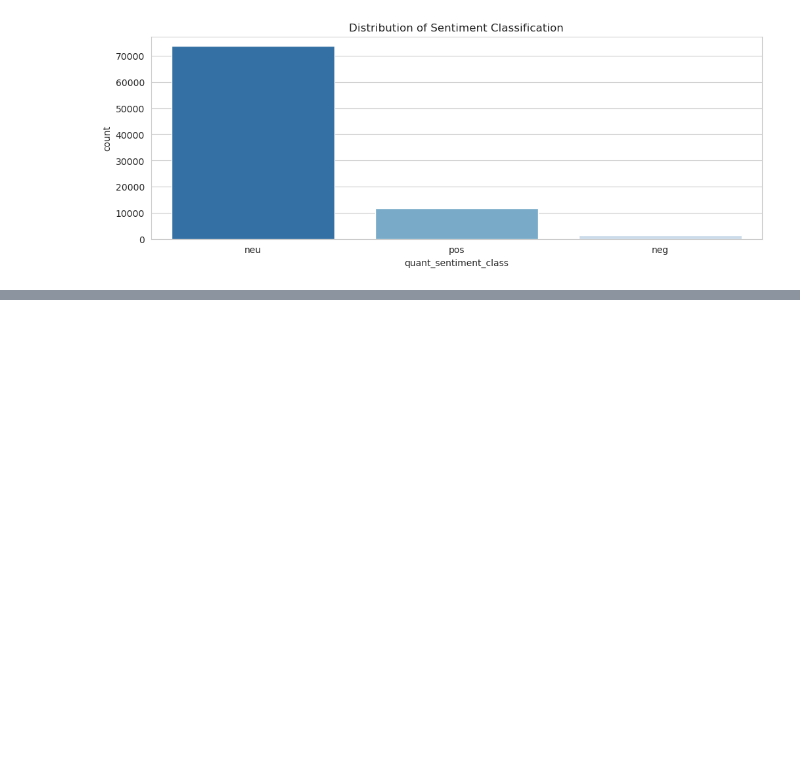
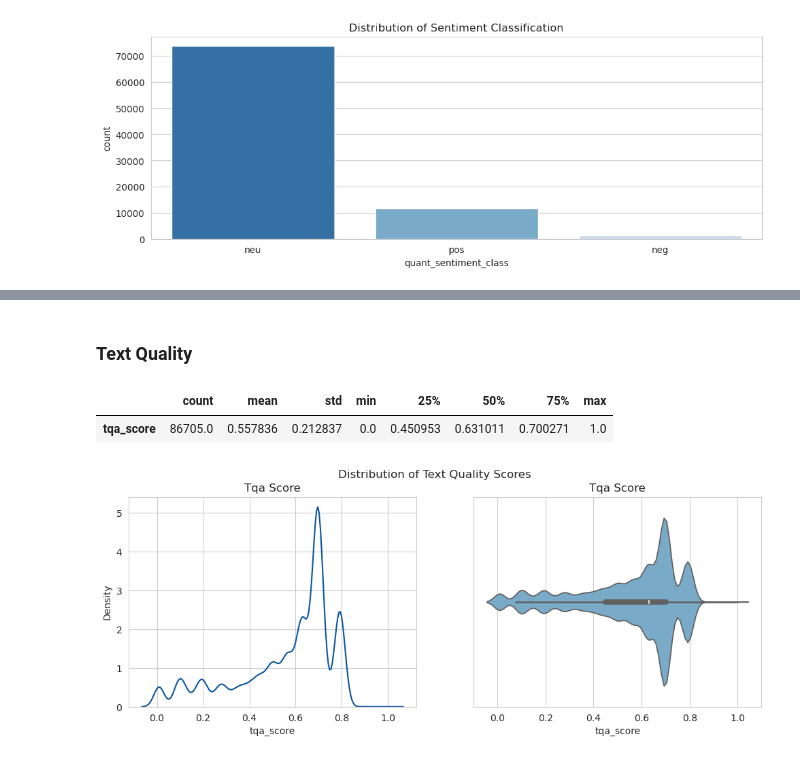
Before and after one commit to variancexplained/genai-lab-slm, a Jupyter notebook: notebooks/content/01_dataprep/03_dqa.ipynb, the cells around one changed output, grey strips where cells are left out. Cells and saved outputs as stored; diff of their text form; code cells hidden in the pictures; blank space fills up the shorter version.

```diff
--- a/notebooks/content/01_dataprep/03_dqa.ipynb
+++ b/notebooks/content/01_dataprep/03_dqa.ipynb
@@ -115,0 +124,8 @@ dqa.plot_balance()
+# %% [markdown]
+### Text Quality
+# %%
+dqa.plot_text_quality()
+# %% [output]
+|  | count | mean | std | min | 25% | 50% | 75% | max |
+| tqa_score | 86705.0 | 0.557836 | 0.212837 | 0.0 | 0.450953 | 0.631011 | 0.700271 | 1.0 |
+[figure, added]
```
Also changed, not shown: parts of 10 cells of this notebook, 1 other file.
